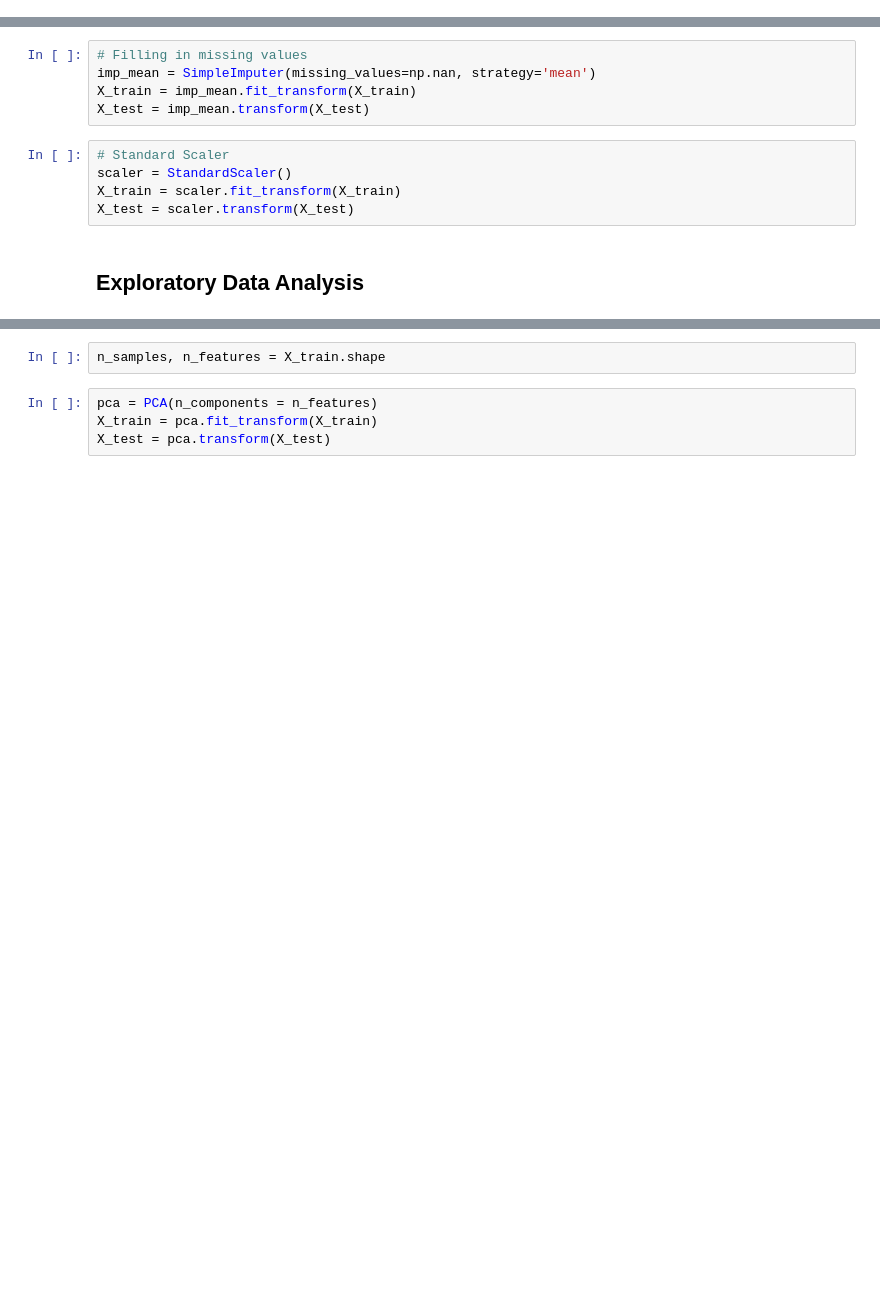
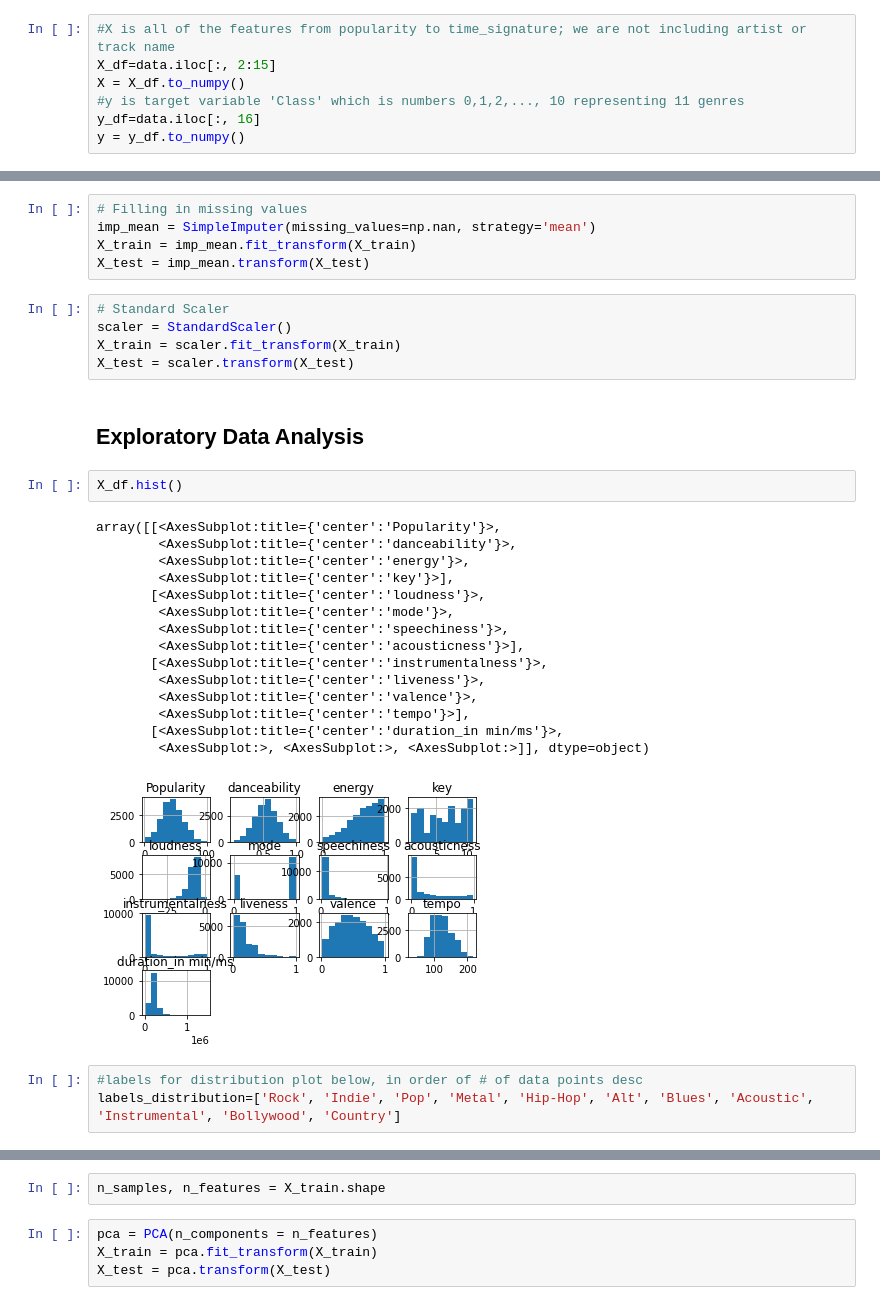
Before and after one commit to rohanthanki/music_genre_classification, a Jupyter notebook: main.ipynb, the cells around one changed output, grey strips where cells are left out. Drawn from its saved outputs; the diff is of its cells as text; blank space fills up the shorter version.

Commit message:
Started adding some visuals and additional metrics

```diff
--- a/main.ipynb
+++ b/main.ipynb
@@ -54,3 +52,10 @@ y = data.iloc[:, 16].to_numpy()
+# %%
+#X is all of the features from popularity to time_signature; we are not including artist or track name
+X_df=data.iloc[:, 2:15]
+X = X_df.to_numpy()
+#y is target variable 'Class' which is numbers 0,1,2,..., 10 representing 11 genres
+y_df=data.iloc[:, 16]
+y = y_df.to_numpy()
 # %% [markdown]
 ## Preprocessing Data
 # %%
@@ -72,3 +77,24 @@ X_train = scaler.fit_transform(X_train)
 X_test = scaler.transform(X_test)
 # %% [markdown]
 ## Exploratory Data Analysis
+# %%
+X_df.hist()
+# %% [output]
+array([[<AxesSubplot:title={'center':'Popularity'}>,
+        <AxesSubplot:title={'center':'danceability'}>,
+        <AxesSubplot:title={'center':'energy'}>,
+        <AxesSubplot:title={'center':'key'}>],
+       [<AxesSubplot:title={'center':'loudness'}>,
+        <AxesSubplot:title={'center':'mode'}>,
+        <AxesSubplot:title={'center':'speechiness'}>,
+        <AxesSubplot:title={'center':'acousticness'}>],
+       [<AxesSubplot:title={'center':'instrumentalness'}>,
+        <AxesSubplot:title={'center':'liveness'}>,
+        <AxesSubplot:title={'center':'valence'}>,
+        <AxesSubplot:title={'center':'tempo'}>],
+       [<AxesSubplot:title={'center':'duration_in min/ms'}>,
+        <AxesSubplot:>, <AxesSubplot:>, <AxesSubplot:>]], dtype=object)
+[figure, added]
+# %%
+#labels for distribution plot below, in order of # of data points desc
+labels_distribution=['Rock', 'Indie', 'Pop', 'Metal', 'Hip-Hop', 'Alt', 'Blues', 'Acoustic', 'Instrumental', 'Bollywood', 'Country']
```
Also changed, not shown: parts of 12 cells of this notebook.
